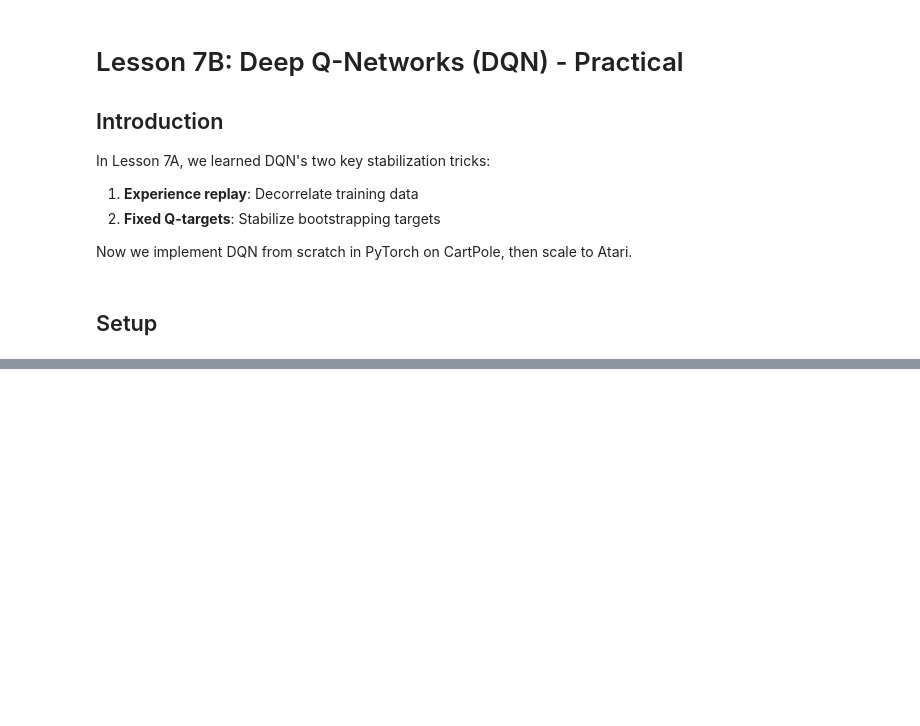
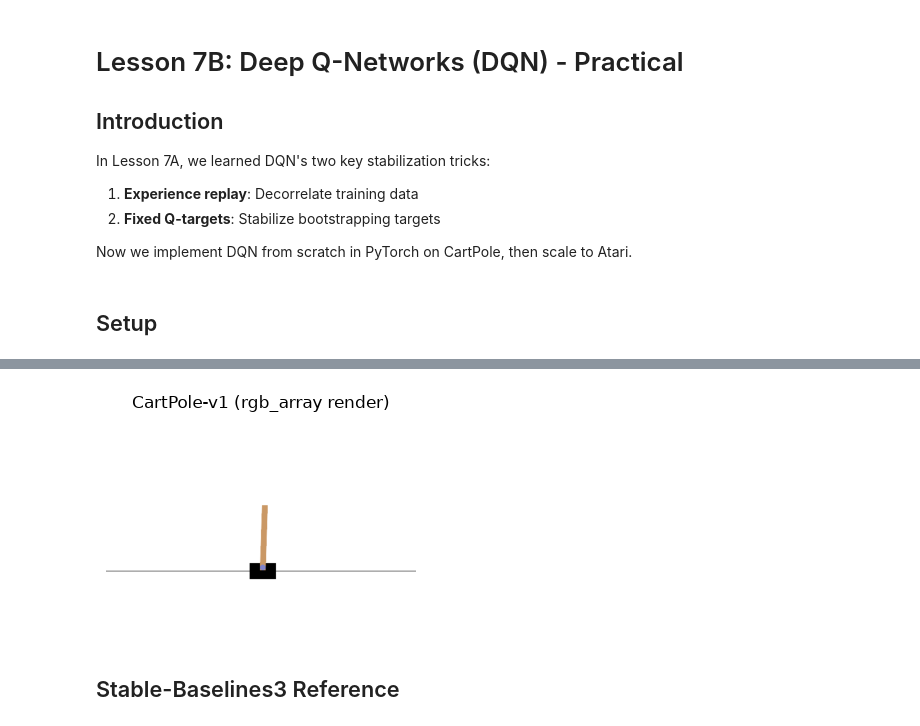
Before and after one commit to powell-clark/reinforcement-learning, a Jupyter notebook: notebooks/7b_dqn_practical.ipynb, the cells around one changed output, grey strips where cells are left out. Saved outputs shown, nothing was run; the diff lists cells and outputs as text; code cells hidden in the pictures; blank space fills up the shorter version.

```diff
--- a/notebooks/7b_dqn_practical.ipynb
+++ b/notebooks/7b_dqn_practical.ipynb
@@ -298,0 +265,16 @@ For Atari games:
+# %%
+# Render one frame in rgb_array mode and display it inline
+render_env = gym.make('CartPole-v1', render_mode='rgb_array')
+render_env.reset(seed=42)
+frame = render_env.render()
+render_env.close()
+
+plt.figure(figsize=(4, 3))
+plt.imshow(frame)
+plt.axis('off')
+plt.title('CartPole-v1 (rgb_array render)')
+plt.show()
+# %% [output]
+[figure, added]
+# %% [markdown]
+## Stable-Baselines3 Reference
```
Also changed, not shown: parts of 24 cells of this notebook, 4 other files.
